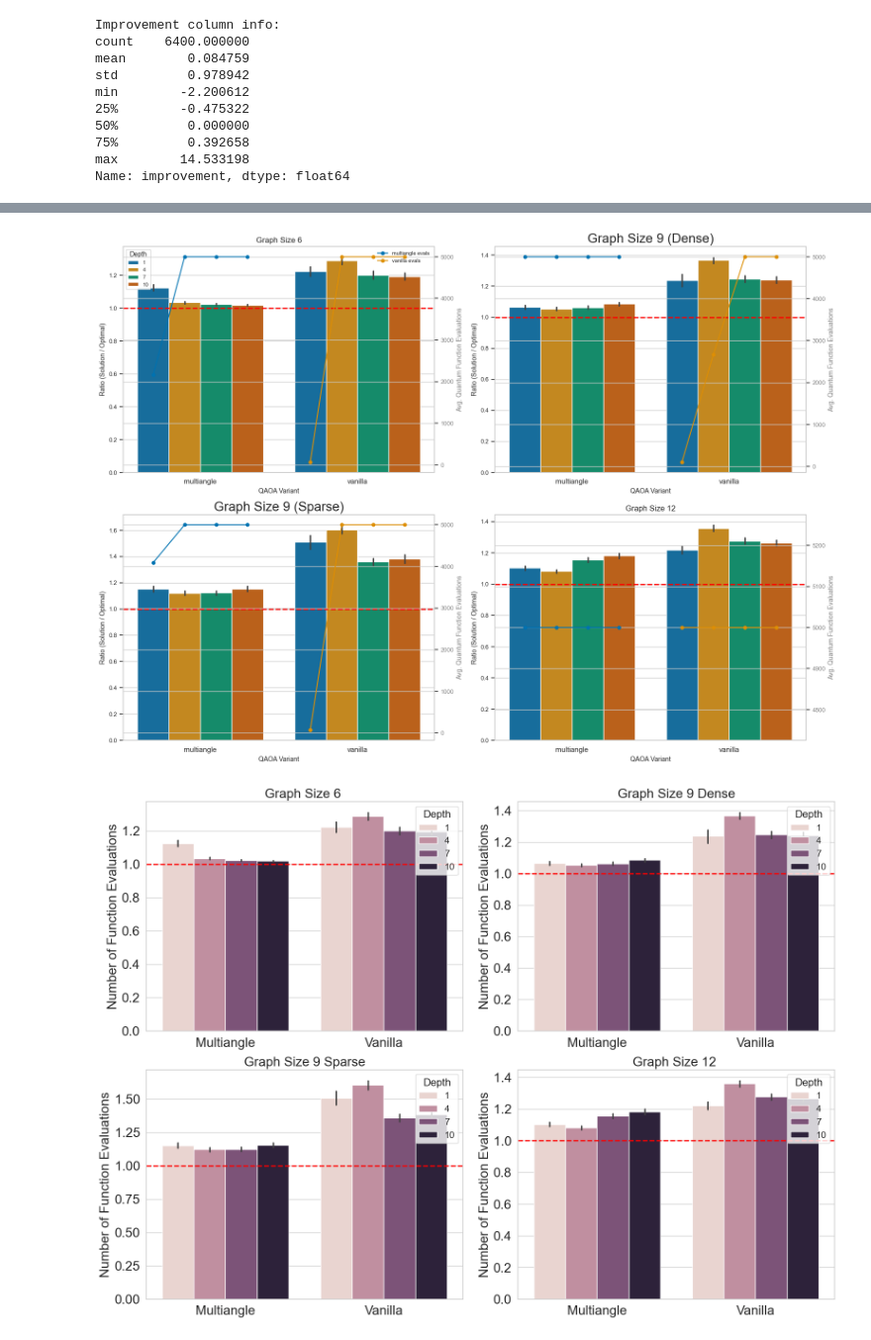
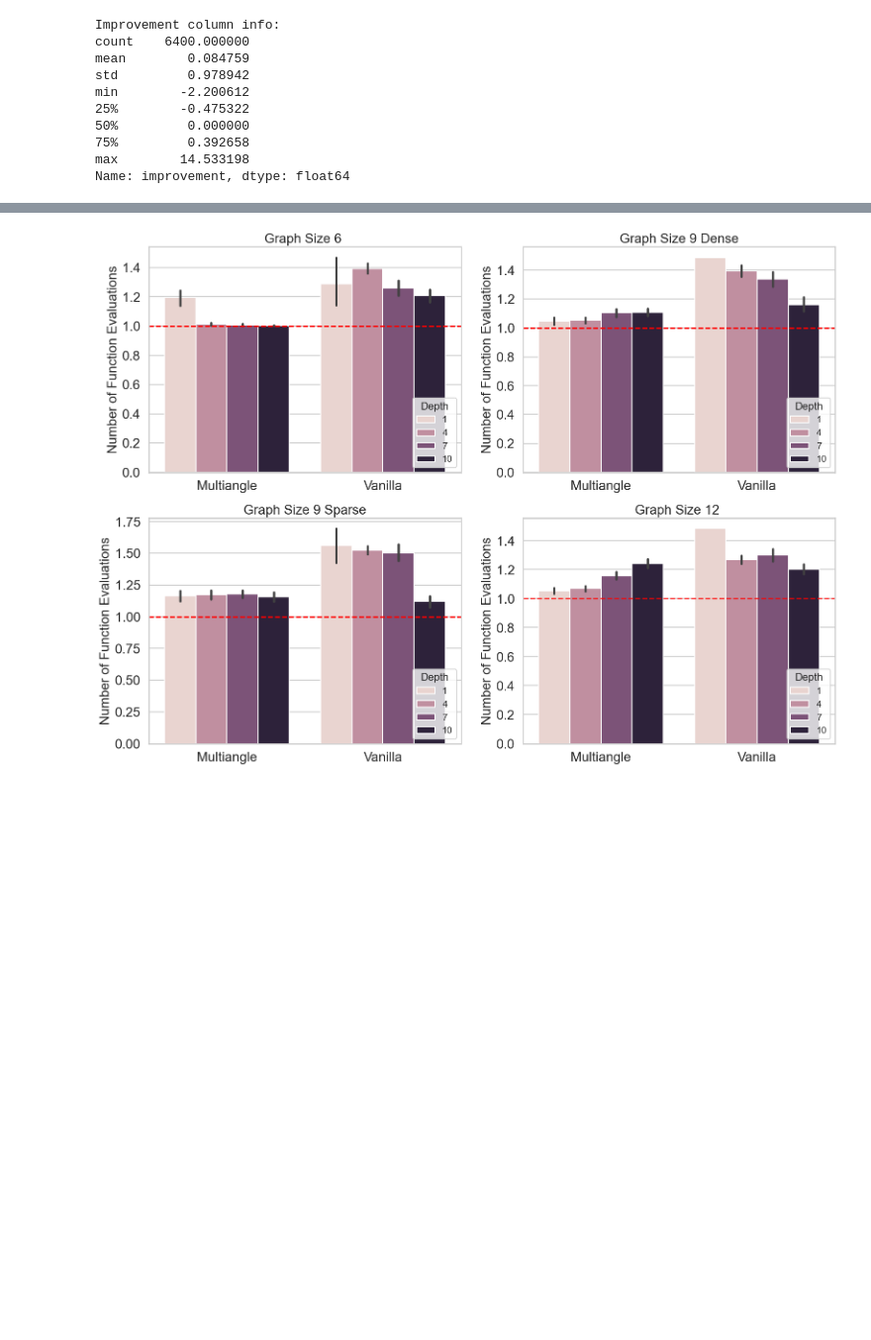
Before and after one commit to Smeidir/QAOA, a Jupyter notebook: results_visualizer.ipynb, the cells around one changed output, grey strips where cells are left out. Shown at 99% size. Drawn from its saved outputs; the diff is of its cells as text; code cells hidden in the pictures; blank space fills up the shorter version.

```diff
--- a/results_visualizer.ipynb
+++ b/results_visualizer.ipynb
@@ -207,7 +313,6 @@ for n in graphs[0].node_indices():
 from src.qaoa.models.solver import MinVertexCoverSolver
 import networkx as nx
 
-print(results['graph_name'].value_counts())
 
 for g in graphs:
     # create a networkx graph from the rustworkx graph
@@ -221,15 +326,14 @@ for g in graphs:
         lambda s: solver.evaluate_bitstring(ast.literal_eval(s.replace(" ",",")), mark_infeasible=True)[0]
     )
 
-
-
-
-"""for index, row in results[mask].iterrows():
-    if index == 0:
-        continue
-    row['infeasible'] = solver.evaluate_bitstring(ast.literal_eval(row['quantum_solution']), mark_infeasible=True)[1]
-    results.iloc[index] = row
-"""
-print(results.groupby('graph_name')['infeasible'].value_counts())
-
-print(results.groupby(['qaoa_variant','lagrangian_multiplier'])['infeasible'].value_counts())
+for g in graphs: #lagrange version
+    # create a networkx graph from the rustworkx graph
+    G = nx.Graph(list(g.edge_list()))
+    graph6_string = nx.to_graph6_bytes(G).decode("utf-8").strip()
+    solver = MinVertexCoverSolver(g, 'minvertexcover')
+    mask = results_lagrange['graph_name'] == graph6_string
+    results_lagrange.loc[mask, 'infeasible']= results_lagrange.loc[mask, 'quantum_solution'].apply(lambda s: solver.evaluate_bitstring(ast.literal_eval(s),mark_infeasible=True)[1])
+    mask_ws = (results_lagrange['graph_name'] == graph6_string) & (results_lagrange['warm_start'] == True)
+    results_lagrange.loc[mask_ws, 'ws_value'] = results_lagrange.loc[mask_ws, 'hamming_string'].apply(
+        lambda s: solver.evaluate_bitstring(ast.literal_eval(s.replace(" ",",")), mark_infeasible=True)[0]
+    )
@@ -514,12 +1118,12 @@ import pandas as pd
 import numpy as np
 
 # --- Data prep ---
-df_analysis = results.copy()
+df_analysis = results_lagrange.copy()
+df_analysis = df_analysis[df_analysis['warm_start']==False]
 df_analysis['infeasible_bool'] = df_analysis['infeasible'].astype(str) == 'True'
-
 # Group by config and count
 grouped = df_analysis.groupby(['qaoa_variant', 'lagrangian_multiplier',  'infeasible_bool']).size().reset_index(name='count')
-
+print(grouped.value_counts())
 # Pivot to wide format
 pivot_df = grouped.pivot_table(
     index=['qaoa_variant', 'lagrangian_multiplier', ],
@@ -680,8 +1299,9 @@ import numpy as np
 
 # --- Data prep ---
 df_analysis = results.copy()
+print(results.groupby(['graph_name'])['infeasible'].value_counts())
 df_analysis['infeasible_bool'] = df_analysis['infeasible'].astype(str) == 'True'
-
+df_analysis = df_analysis[df_analysis['warm_start']==False]
 # Group by config and count
 grouped = df_analysis.groupby(['qaoa_variant', 'depth',  'infeasible_bool']).size().reset_index(name='count')
 
@@ -749,13 +1379,11 @@ import matplotlib.pyplot as plt
 import seaborn as sns
 import pandas as pd
 
-# Create a copy of results to work with
+# Create a copy of results to work withd
 df = results.copy()
-df = df[df['infeasible'] == False]
-
-# Get unique graph names
+df = df[df['infeasible'] == False]# Get unique graph names
 graph_names = df['graph_name'].unique()
-
+df = df[df['warm_start']==False]
 
 
 # Now create a plot showing function evaluations as well
@@ -764,36 +1392,35 @@ axes = axes.flatten()
 
 for i, graph in enumerate(graph_names):
     # Filter data for this graph
     graph_df = df[df['graph_name'] == graph]
 
     # Get graph size for the title
     graph_size = graph_df['graph_size'].iloc[0]
 
     # Create barplot for function evaluations
     sns.barplot(data=graph_df, x="qaoa_variant", y="ratio", hue="depth", ax=axes[i])
 
     # Customize plot
     axes[i].set_title(f"Graph Size {graph_size} ", fontsize=20)
     axes[i].set_ylabel("Number of Function Evaluations", fontsize=20)
     axes[i].tick_params(axis='both', labelsize=20)
     axes[i].axhline(y=1, color='red', linestyle='--', linewidth=2)
     # Adjust legend
     handles, labels = axes[i].get_legend_handles_labels()
     axes[i].set(xlabel=None)
-    axes[i].legend(handles, labels, title="Depth", title_fontsize=16, fontsize=14, loc="upper right")
+    axes[i].legend(handles, labels, title="Depth", title_fontsize=16, fontsize=14, loc="lower right")
     axes[i].set_xticklabels([lbl.get_text().capitalize() for lbl in axes[i].get_xticklabels()])
 axes[1].set_title(f"Graph Size {9} Dense", fontsize=20)
 axes[2].set_title(f"Graph Size {9} Sparse", fontsize=20)
 plt.tight_layout()
 fig.subplots_adjust(top=0.93)  # Make room for the suptitle
 
 # Save figure
 plt.savefig('CS_allgraphs_comparison.pdf', bbox_inches='tight')
 
 plt.show()
 # %% [output]
-[figure, old version]
+[figure, new version]
-[figure, removed]
 # %%
 import seaborn as sns
 import matplotlib.pyplot as plt
```
Also changed, not shown: parts of 17 cells of this notebook, 30 other files.
